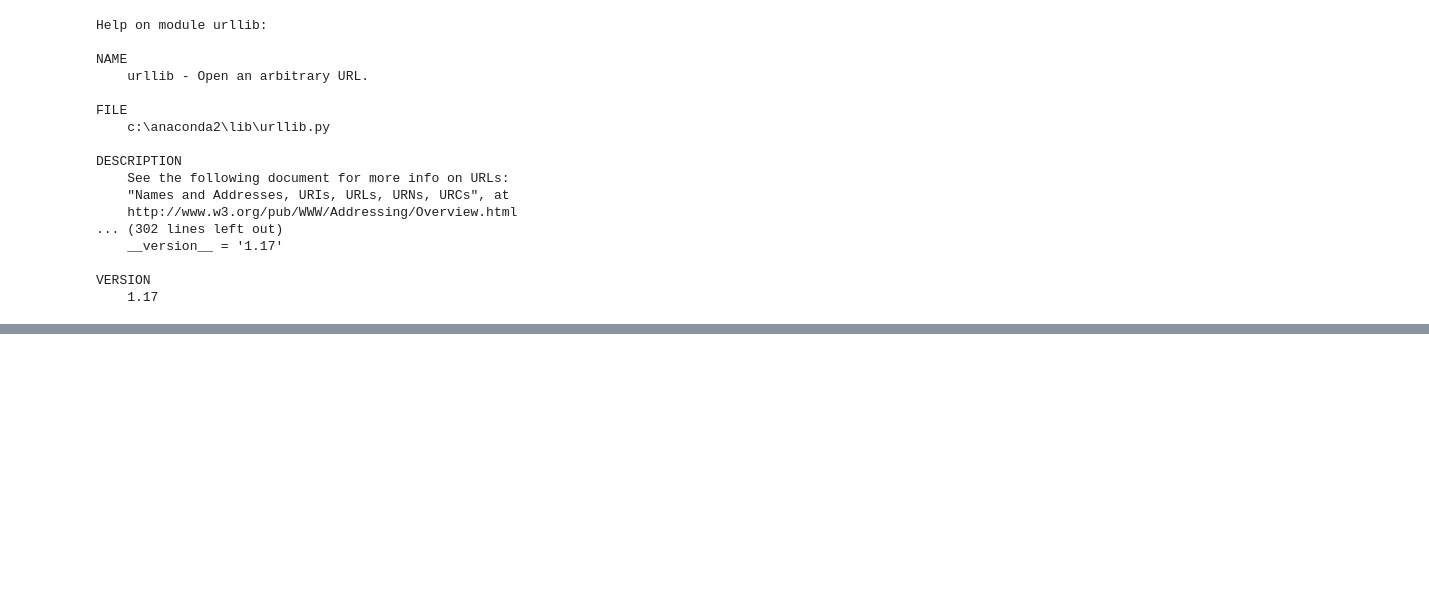
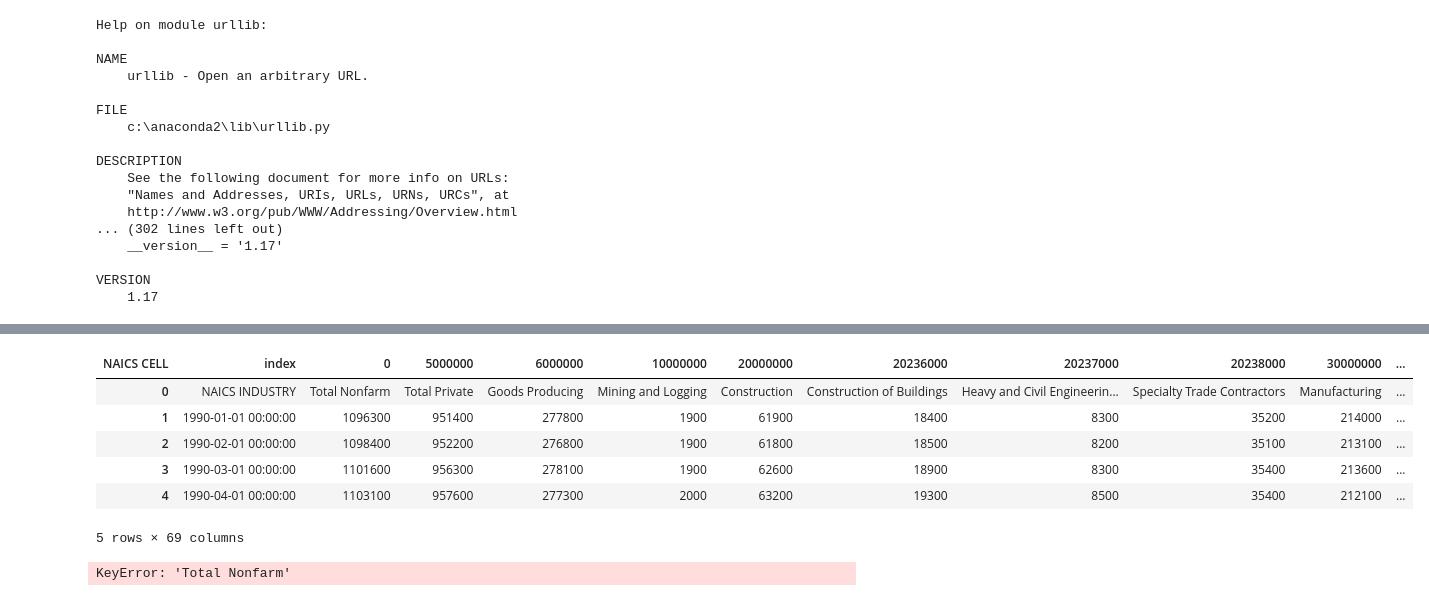
Before and after one commit to jalaljahir/wa_esd_emp, a Jupyter notebook: monthly_emp_update_ESD.ipynb, the cells around one changed output, grey strips where cells are left out. Saved outputs shown, nothing was run; the diff lists cells and outputs as text; code cells hidden in the pictures; blank space fills up the shorter version.

```diff
--- a/monthly_emp_update_ESD.ipynb
+++ b/monthly_emp_update_ESD.ipynb
@@ -59,3 +61,6 @@ DESCRIPTION
 
 VERSION
     1.17
+# %%
+df_king = pd.read_excel(os.getcwd()+"/"+ sa_filename, sheetname="Seattle MSA", header = 1, index_col=[1])
+df_sa_king = pd.DataFrame(df_king)
@@ -61,0 +240,14 @@ VERSION
+# %%
+df_sa_king.head()
+# %% [output]
+| NAICS CELL | index | 0 | 5000000 | 6000000 | 10000000 | 20000000 | 20236000 | 20237000 | 20238000 | 30000000 | ... |
+| 0 | NAICS INDUSTRY | Total Nonfarm | Total Private | Goods Producing | Mining and Logging | Construction | Construction of Buildings | Heavy and Civil Engineerin... | Specialty Trade Contractors | Manufacturing | ... |
+| 1 | 1990-01-01 00:00:00 | 1096300 | 951400 | 277800 | 1900 | 61900 | 18400 | 8300 | 35200 | 214000 | ... |
+| 2 | 1990-02-01 00:00:00 | 1098400 | 952200 | 276800 | 1900 | 61800 | 18500 | 8200 | 35100 | 213100 | ... |
+| 3 | 1990-03-01 00:00:00 | 1101600 | 956300 | 278100 | 1900 | 62600 | 18900 | 8300 | 35400 | 213600 | ... |
+| 4 | 1990-04-01 00:00:00 | 1103100 | 957600 | 277300 | 2000 | 63200 | 19300 | 8500 | 35400 | 212100 | ... |
+5 rows × 69 columns
+# %%
+df_sa_king["Total Nonfarm"].head()
+# %% [output]
+KeyError: 'Total Nonfarm'
```
Also changed, not shown: parts of 37 cells of this notebook, 1 other file.
